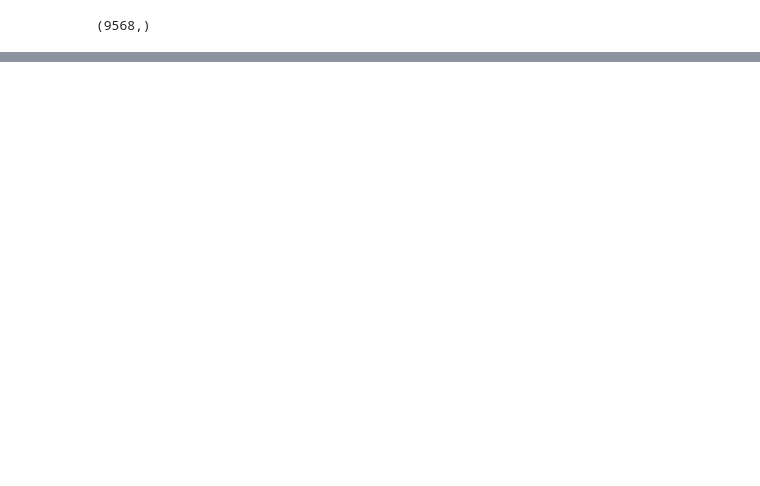
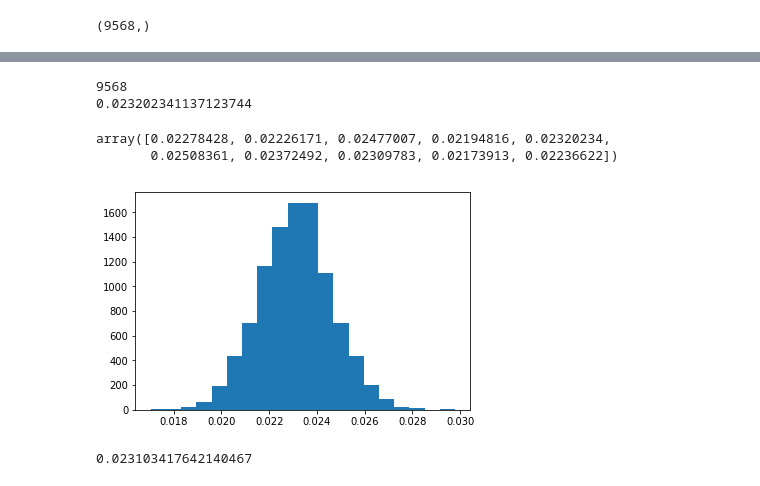
Before and after one commit to alexhuth/ndap-fa2018, a Jupyter notebook: lecture21_bootstrap_2/lecture21_demo.ipynb, the cells around one changed output, grey strips where cells are left out. Saved outputs shown, nothing was run; the diff lists cells and outputs as text; code cells hidden in the pictures; blank space fills up the shorter version.

```diff
--- a/lecture21_bootstrap_2/lecture21_demo.ipynb
+++ b/lecture21_bootstrap_2/lecture21_demo.ipynb
@@ -23,0 +69,25 @@ our_sample.shape
+# %%
+bootstrap_sample_2 = np.random.choice(our_sample, size=len(our_sample))
+print(len(bootstrap_sample_2))
+print(bootstrap_sample_2.mean())
+# %% [output]
+9568
+0.023202341137123744
+# %%
+# let's generate 10000 bootstrap samples
+bootstrap_means = np.array([np.random.choice(our_sample, size=len(our_sample)).mean()
+                            for _ in range(10000)])
+# %%
+bootstrap_means[:10]
+# %% [output]
+array([0.02278428, 0.02226171, 0.02477007, 0.02194816, 0.02320234,
+       0.02508361, 0.02372492, 0.02309783, 0.02173913, 0.02236622])
+# %%
+# let's first look at the histogram
+plt.hist(bootstrap_means, bins=20);
+# %% [output]
+[figure, added]
+# %%
+bootstrap_means.mean() # close to sample mean
+# %% [output]
+0.023103417642140467
```
Also changed, not shown: parts of 14 cells of this notebook.
